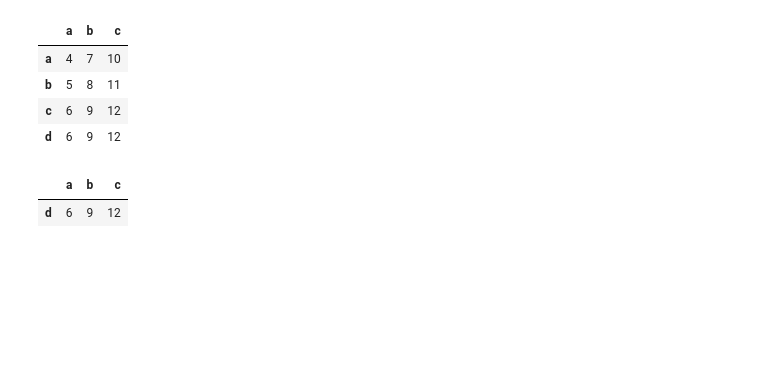
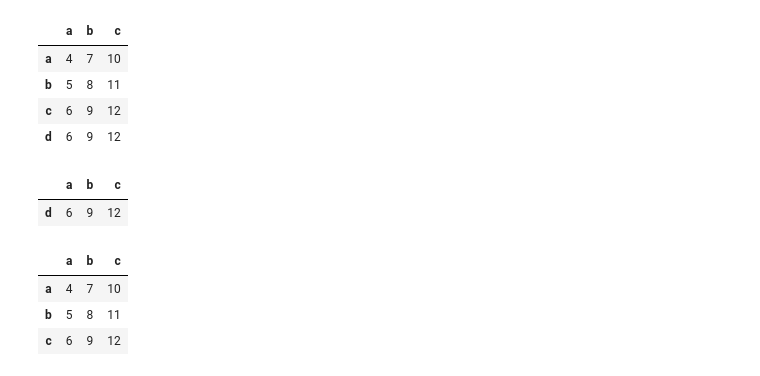
Before and after one commit to summasad/pandassource, a Jupyter notebook: subset.ipynb, the cells around one changed output. Drawn from its saved outputs; the diff is of its cells as text; code cells hidden in the pictures; blank space fills up the shorter version.

```diff
--- a/subset.ipynb
+++ b/subset.ipynb
@@ -405,3 +406,10 @@ df[df.duplicated()]
 # %% [output]
 |  | a | b | c |
 | d | 6 | 9 | 12 |
+# %%
+df.drop_duplicates()
+# %% [output]
+|  | a | b | c |
+| a | 4 | 7 | 10 |
+| b | 5 | 8 | 11 |
+| c | 6 | 9 | 12 |
```
Also changed, not shown: parts of 6 cells of this notebook, 4 other files.
